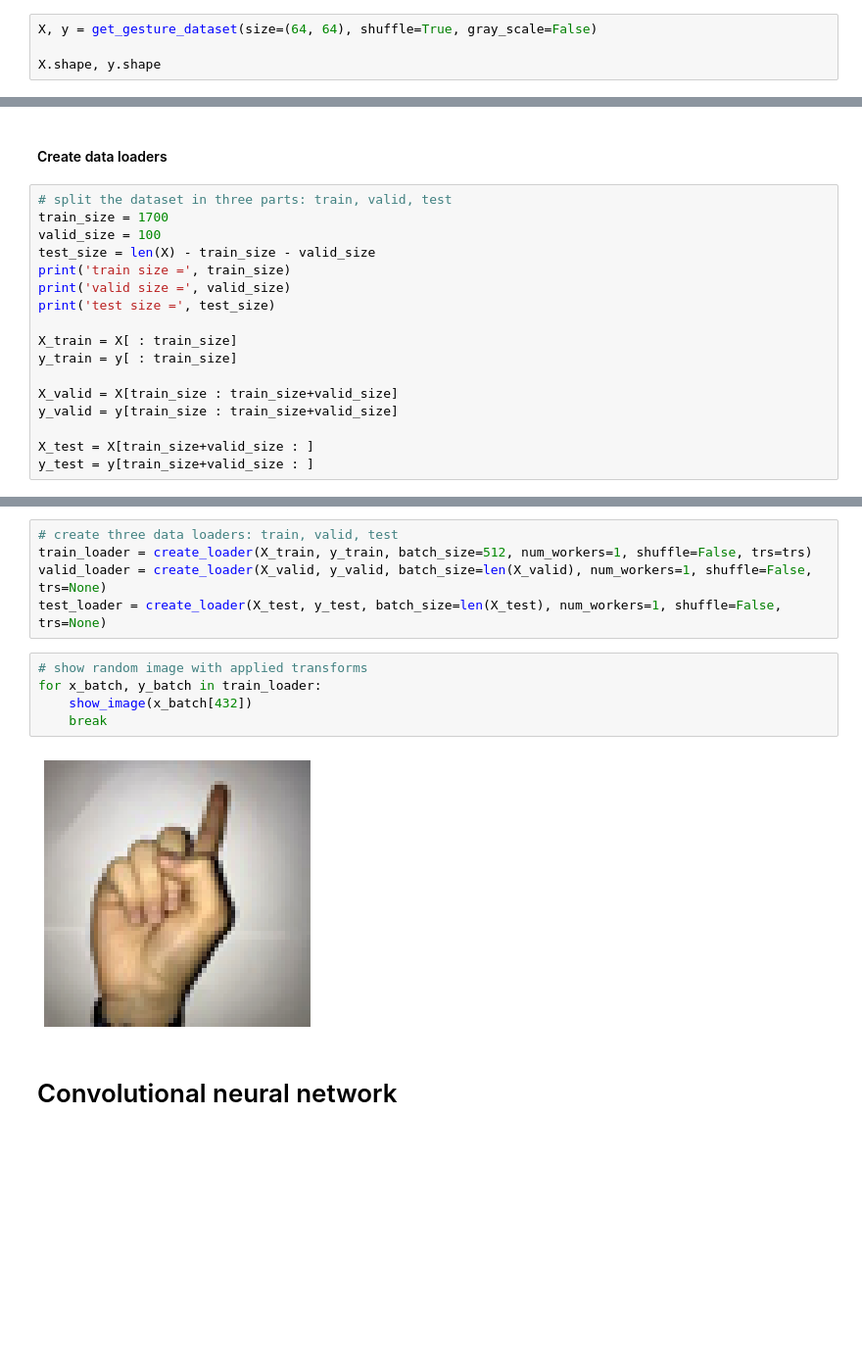
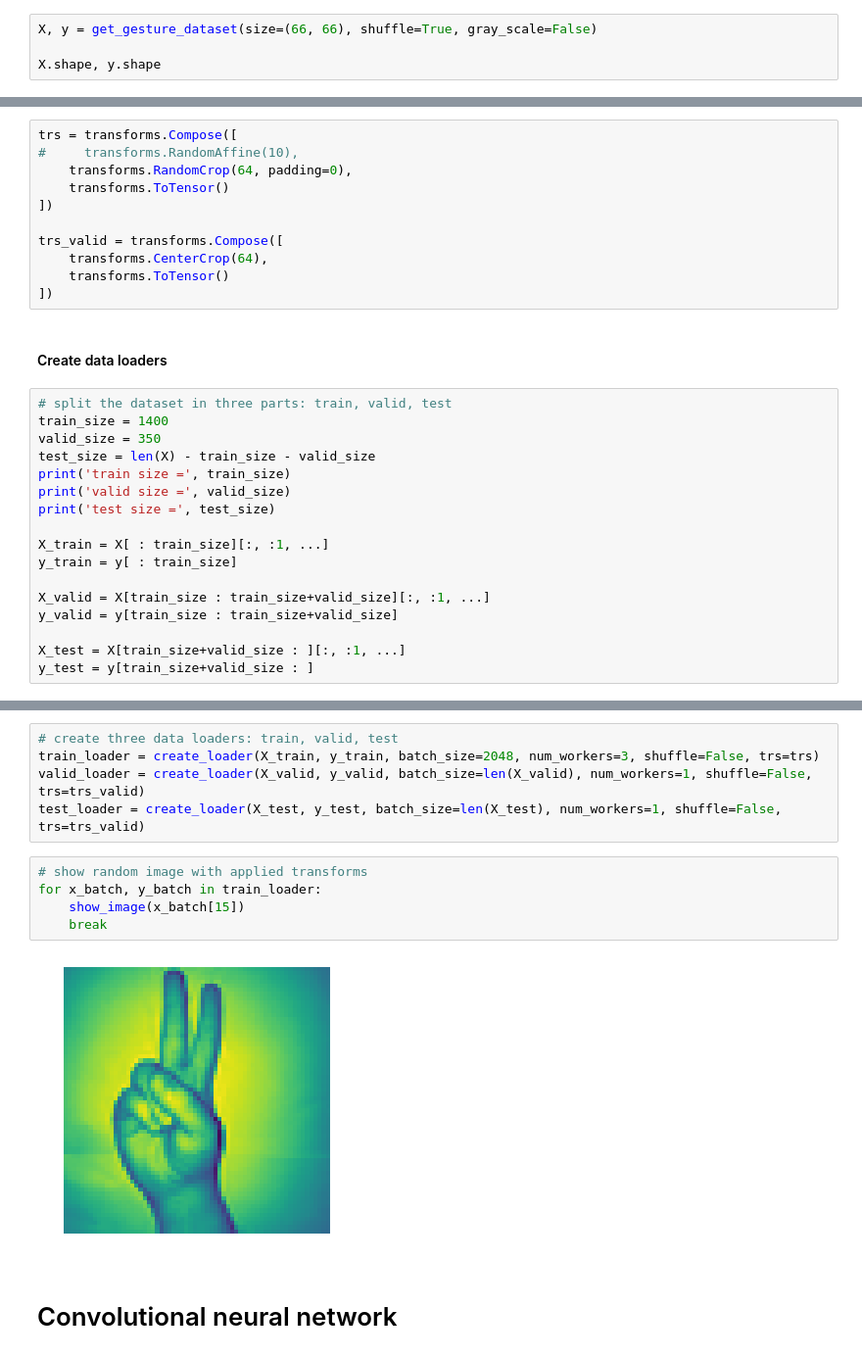
Before and after one commit to TimurFatykhov/GestureRecognizer, a Jupyter notebook: gesture_recognizer.ipynb, the cells around one changed output, grey strips where cells are left out. Shown at 98% size. Drawn from its saved outputs; the diff is of its cells as text; blank space fills up the shorter version.

```diff
--- a/gesture_recognizer.ipynb
+++ b/gesture_recognizer.ipynb
@@ -18,7 +18,7 @@ from source.helpme import create_loader
 # %% [markdown]
 #### Load the dataset
 # %%
-X, y = get_gesture_dataset(size=(64, 64), shuffle=True, gray_scale=False)
+X, y = get_gesture_dataset(size=(66, 66), shuffle=True, gray_scale=False)
 
 X.shape, y.shape
 # %% [output]
@@ -33,20 +28,31 @@ trs = transforms.Compose([
+# %%
+trs = transforms.Compose([
+#     transforms.RandomAffine(10),
+    transforms.RandomCrop(64, padding=0),
+    transforms.ToTensor()
+])
+
+trs_valid = transforms.Compose([
+    transforms.CenterCrop(64),
+    transforms.ToTensor()
+])
 # %% [markdown]
 #### Create data loaders
 # %%
 # split the dataset in three parts: train, valid, test
-train_size = 1700
-valid_size = 100
+train_size = 1400
+valid_size = 350
 test_size = len(X) - train_size - valid_size
 print('train size =', train_size)
 print('valid size =', valid_size)
 print('test size =', test_size)
 
-X_train = X[ : train_size]
+X_train = X[ : train_size][:, :1, ...]
 y_train = y[ : train_size]
 
-X_valid = X[train_size : train_size+valid_size]
+X_valid = X[train_size : train_size+valid_size][:, :1, ...]
 y_valid = y[train_size : train_size+valid_size]
 
-X_test = X[train_size+valid_size : ]
+X_test = X[train_size+valid_size : ][:, :1, ...]
 y_test = y[train_size+valid_size : ]
 # %% [output]
@@ -56,15 +66,15 @@ test size = 259
 # %%
 # create three data loaders: train, valid, test
-train_loader = create_loader(X_train, y_train, batch_size=512, num_workers=1, shuffle=False, trs=trs)
-valid_loader = create_loader(X_valid, y_valid, batch_size=len(X_valid), num_workers=1, shuffle=False, trs=None)
-test_loader = create_loader(X_test, y_test, batch_size=len(X_test), num_workers=1, shuffle=False, trs=None)
+train_loader = create_loader(X_train, y_train, batch_size=2048, num_workers=3, shuffle=False, trs=trs)
+valid_loader = create_loader(X_valid, y_valid, batch_size=len(X_valid), num_workers=1, shuffle=False, trs=trs_valid)
+test_loader = create_loader(X_test, y_test, batch_size=len(X_test), num_workers=1, shuffle=False, trs=trs_valid)
 # %%
 # show random image with applied transforms
 for x_batch, y_batch in train_loader:
-    show_image(x_batch[432])
+    show_image(x_batch[15])
     break
 # %% [output]
-[figure, old version]
+[figure, new version]
 # %% [markdown]
 # Convolutional neural network
 # %%
```
Also changed, not shown: parts of 14 cells of this notebook, 3 other files.
